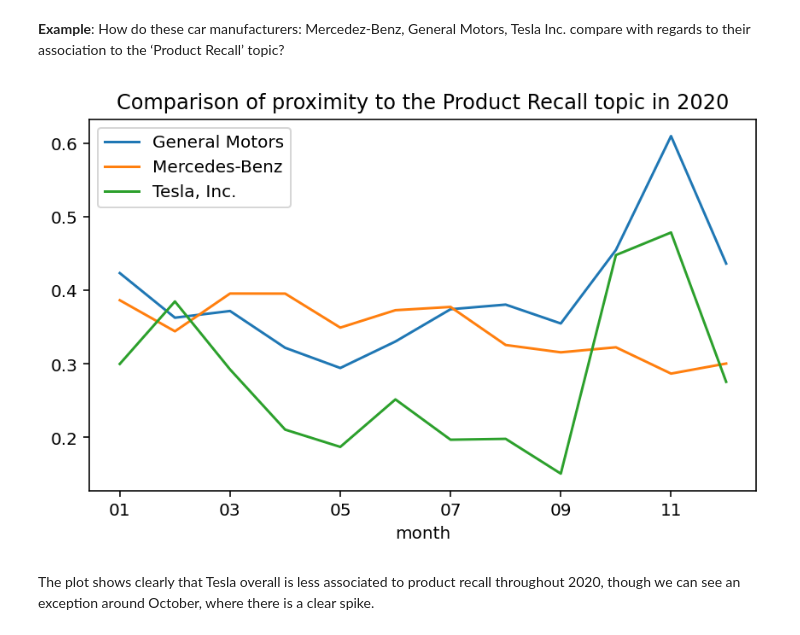
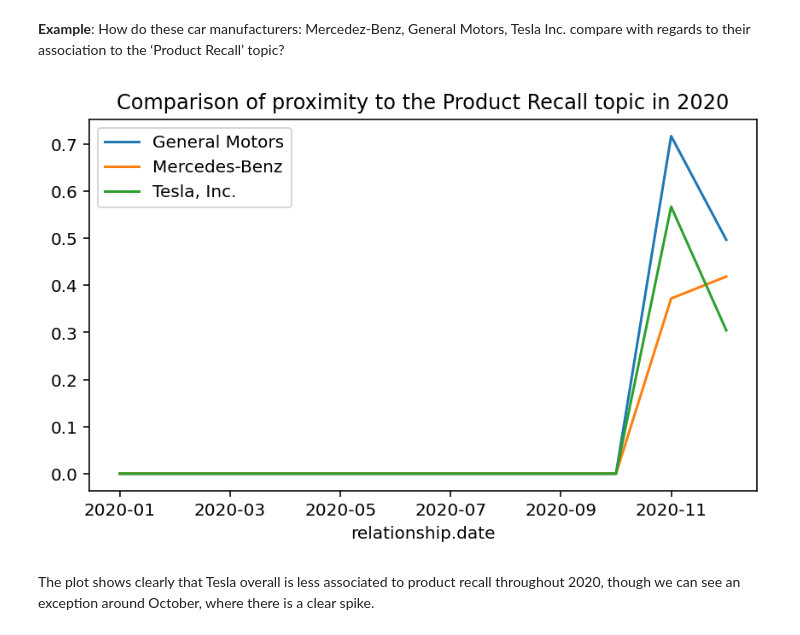
Before and after one commit to signal-ai/signal-api-tools, a Jupyter notebook: notebooks/affinity_tutorial.ipynb, the cells around one changed output. Cells and saved outputs as stored; diff of their text form; code cells hidden in the pictures.

Commit message:
Affinity 1.1 update (#3)
Update affinity_tutorial notebook to use new /affinity 1.1 endpoint

```diff
--- a/notebooks/affinity_tutorial.ipynb
+++ b/notebooks/affinity_tutorial.ipynb
@@ -266,18 +305,28 @@ Example use case:
 **Example**: How do these car manufacturers: Mercedez-Benz, General Motors, Tesla Inc. compare  with regards to their association to the ‘Product Recall’ topic?
 # %%
 topic_id = '734a342f-a053-4823-9bda-8abb687182ba' ##  ID for Product Recall
-response = requests.get(
+response = requests.post(
     # call the entities endpoint
-    'https://api.signal-ai.com/affinity/topics/{}/relationships'.format(topic_id),
-    params={
-        'rel-type':'proximity',
-        'start-month':'2020-01',
-        'end-month': '2020-12',
-        'entity-id': [
-            '8d9ee12f-f4f2-3dc7-a8b9-673a07bd7747', # Mercedez-Benz
-            'a9cf01c5-751f-4fe5-a529-12e0d297cb63', # General Motors
-            '11cab8df-4be1-470f-8f49-8f7f0863ec95', # Tesla
-        ]
+    'https://api.signal-ai.com/affinity',
+    json={
+        'source-concept': {
+            'id': topic_id
+        },
+        'relationship': {
+            'type': 'proximity',
+            'date': {
+                'start': '2020-01',
+                'end': '2020-12'
+            },
+            'interval': 'month'
+        },
+        'target-concepts': {
+            'ids': [
+                '8d9ee12f-f4f2-3dc7-a8b9-673a07bd7747', # Mercedez-Benz
+                'a9cf01c5-751f-4fe5-a529-12e0d297cb63', # General Motors
+                '11cab8df-4be1-470f-8f49-8f7f0863ec95', # Tesla
+            ]
+        }
     },
     # include the access token in the header
     headers={
@@ -288,21 +337,21 @@ response = requests.get(
 
 result = response.json()
 # %%
-df = pd.DataFrame.from_dict(result['relationships'])
+df = pd.json_normalize(result['results'])
 # %%
 # plot the proximity over time for the three car manufacturers
 import matplotlib.pyplot as plt
 %matplotlib inline
 
 fig = plt.figure(figsize=[7,4], dpi=144, facecolor='w')
 ax1 = plt.subplot(111)
-groupedby_company = df.groupby('concept-name')
-plot=groupedby_company.plot(kind='line', x='month', y='proximity', ax = ax1)
+groupedby_company = df.groupby('target-concept.name')
+plot=groupedby_company.plot(kind='line', x='relationship.date', y='relationship.proximity-score', ax = ax1)
 groups = [group for group,_ in groupedby_company]
 ax1.legend(groups)
 _ = ax1.set_title('Comparison of proximity to the Product Recall topic in 2020')
 # %% [output]
-[figure, old version]
+[figure, new version]
 # %% [markdown]
 The plot shows clearly that Tesla overall is less associated to product recall throughout 2020, though we can see an exception around October, where there is a clear spike.
 # %% [markdown]
```
Also changed, not shown: parts of 11 cells of this notebook.
